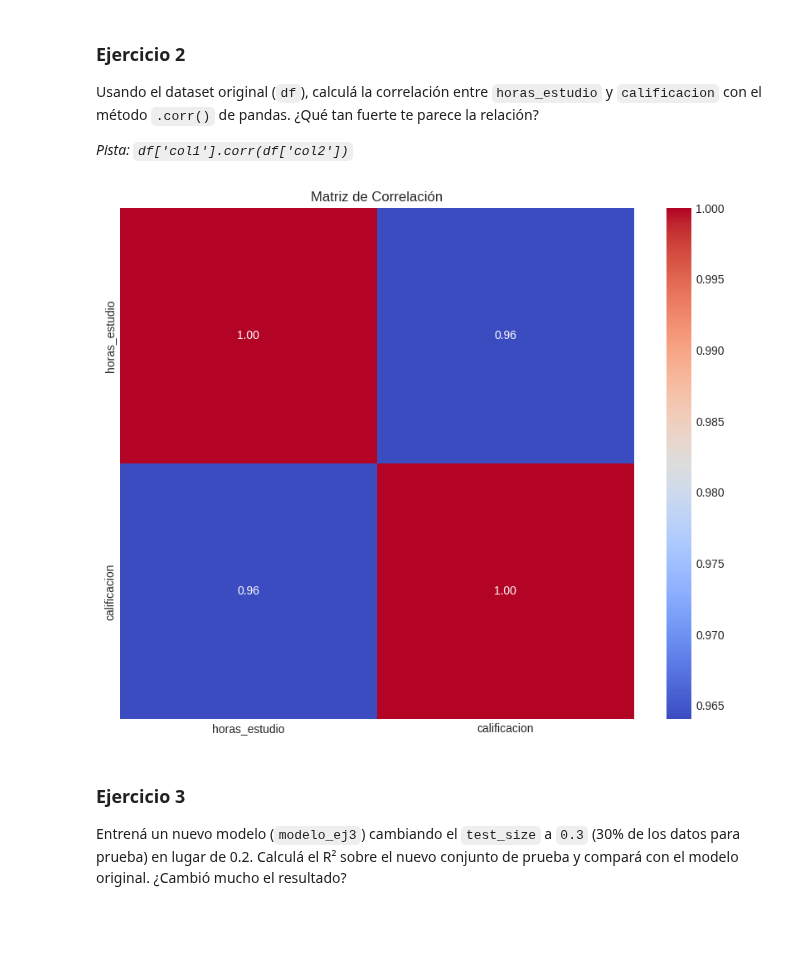
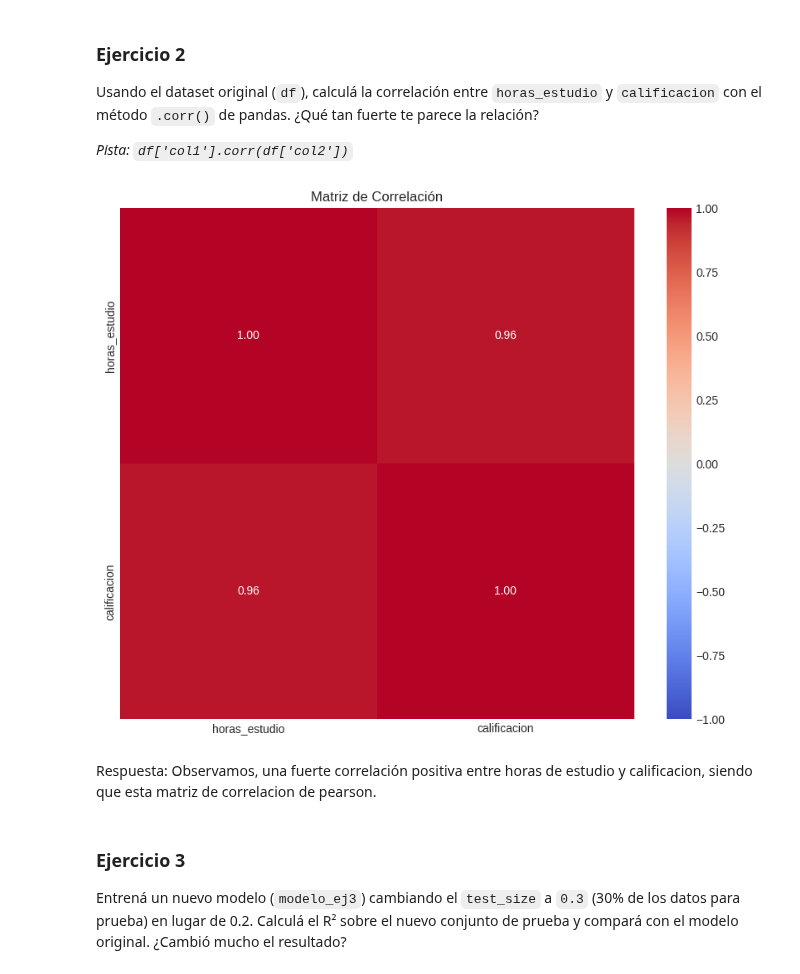
Before and after one commit to fergonzalvo/ISSD_AA1, a Jupyter notebook: 🤖AA1_Regresion_Lineal_CLASE_BASE(Ejercicios_Resueltos).ipynb, the cells around one changed output. Saved outputs shown, nothing was run; the diff lists cells and outputs as text; code cells hidden in the pictures; blank space fills up the shorter version.

```diff
--- a/🤖AA1_Regresion_Lineal_CLASE_BASE(Ejercicios_Resueltos).ipynb
+++ b/🤖AA1_Regresion_Lineal_CLASE_BASE(Ejercicios_Resueltos).ipynb
@@ -395,21 +395,23 @@ Usando el dataset original (`df`), calculá la correlación entre `horas_estudio
 # %%
 # Ejercicio 2
 # TU CÓDIGO AQUÍ
 import seaborn as sns
-df.describe()
+#df.describe()
 # Analizamos la correlación entre las variables
 df_corr = df.copy()
-df_corrA=df_corr[['horas_estudio','calificacion']]
+df_corrA=df_corr[['horas_estudio','calificacion']]#creamos un df con las columnas de interés
 
-correlation_matrix = df_corrA.corr()
+correlation_matrix = df_corrA.corr()#se aplica sobre un df
 
 
 plt.figure(figsize=(10, 8))
-sns.heatmap(correlation_matrix, annot=True, cmap='coolwarm', fmt=".2f")
+sns.heatmap(correlation_matrix, annot=True, cmap='coolwarm', fmt=".2f", vmin=-1, vmax=1)
 plt.title("Matriz de Correlación")
 plt.show()
 # %% [output]
-[figure, old version]
+[figure, new version]
+# %% [markdown]
+Respuesta: Observamos, una fuerte correlación positiva entre horas de estudio y calificacion, siendo que esta matriz de correlacion de pearson.
 # %% [markdown]
 ### Ejercicio 3
 Entrená un nuevo modelo (`modelo_ej3`) cambiando el `test_size` a `0.3` (30% de los datos para prueba) en lugar de 0.2. Calculá el R² sobre el nuevo conjunto de prueba y compará con el modelo original. ¿Cambió mucho el resultado?
```
Also changed, not shown: parts of 2 cells of this notebook.
